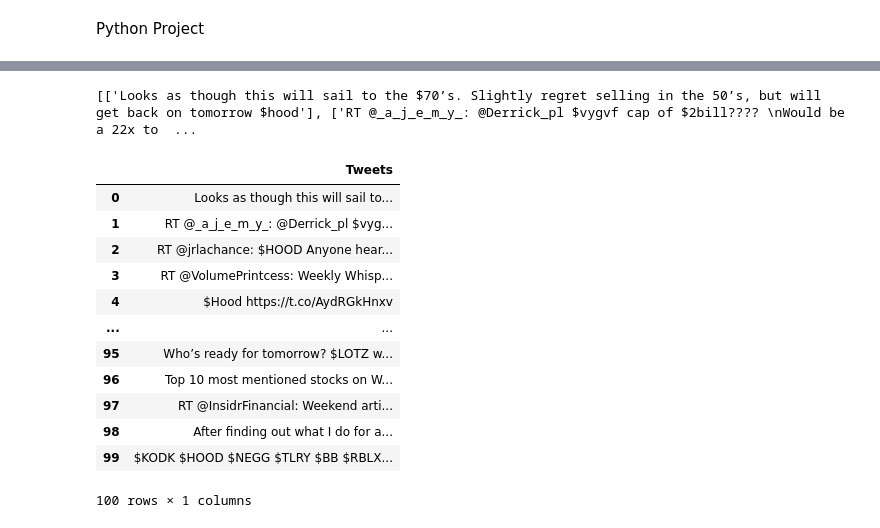
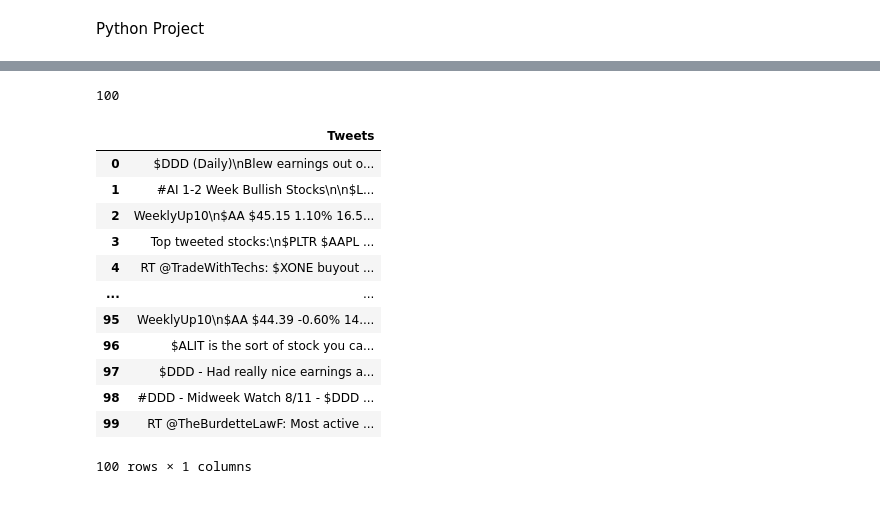
Before and after one commit to Minikhil/Twitter-Stock-Sentiment-Analyzer, a Jupyter notebook: TwitterStockSentimentAnalyzer.ipynb, the cells around one changed output, grey strips where cells are left out. Cells and saved outputs as stored; diff of their text form; code cells hidden in the pictures.

```diff
--- a/TwitterStockSentimentAnalyzer.ipynb
+++ b/TwitterStockSentimentAnalyzer.ipynb
@@ -39,33 +39,36 @@ api = tweepy.API(authenticate, wait_on_rate_limit = True )
 # %%
 #posts = api.user_timeline(screen_name = "BillGates", count = 100, lang = "en", tweet_mode="extended")
 global ticker
-ticker = '$HOOD'
+def runA(t):
+  print(t)
+ticker = '$DDD'
 #result_type='popular'
 posts = api.search(q= ticker, count = 100, lang = "en", tweet_mode="extended")
 #result = [[msg.full_text] for msg in posts]
 result = [[msg.full_text] for msg in posts]
-#print(result)
+print(len(result))
 # %% [output]
-[['Looks as though this will sail to the $70’s. Slightly regret selling in the 50’s, but will get back on tomorrow $hood'], ['RT @_a_j_e_m_y_: @Derrick_pl $vygvf cap of $2bill???? \nWould be a 22x to  ...
+100
 # %%
 #Create a dataframe with column Tweets
+global df
 df = pd.DataFrame([msg.full_text for msg in posts], columns = ['Tweets'])
 #prints top 5
 #df.head()
 df
 # %% [output]
 |  | Tweets |
-| 0 | Looks as though this will sail to... |
-| 1 | RT @_a_j_e_m_y_: @Derrick_pl $vyg... |
-| 2 | RT @jrlachance: $HOOD Anyone hear... |
-| 3 | RT @VolumePrintcess: Weekly Whisp... |
-| 4 | $Hood https://t.co/AydRGkHnxv |
+| 0 | $DDD (Daily)\nBlew earnings out o... |
+| 1 | #AI 1-2 Week Bullish Stocks\n\n$L... |
+| 2 | WeeklyUp10\n$AA $45.15 1.10% 16.5... |
+| 3 | Top tweeted stocks:\n$PLTR $AAPL ... |
+| 4 | RT @TradeWithTechs: $XONE buyout ... |
 | ... | ... |
-| 95 | Who’s ready for tomorrow? $LOTZ w... |
-| 96 | Top 10 most mentioned stocks on W... |
-| 97 | RT @InsidrFinancial: Weekend arti... |
-| 98 | After finding out what I do for a... |
-| 99 | $KODK $HOOD $NEGG $TLRY $BB $RBLX... |
+| 95 | WeeklyUp10\n$AA $44.39 -0.60% 14.... |
+| 96 | $ALIT is the sort of stock you ca... |
+| 97 | $DDD - Had really nice earnings a... |
+| 98 | #DDD - Midweek Watch 8/11 - $DDD ... |
+| 99 | RT @TheBurdetteLawF: Most active ... |
 100 rows × 1 columns
 # %%
 #Clean the text
```
Also changed, not shown: parts of 11 cells of this notebook.
